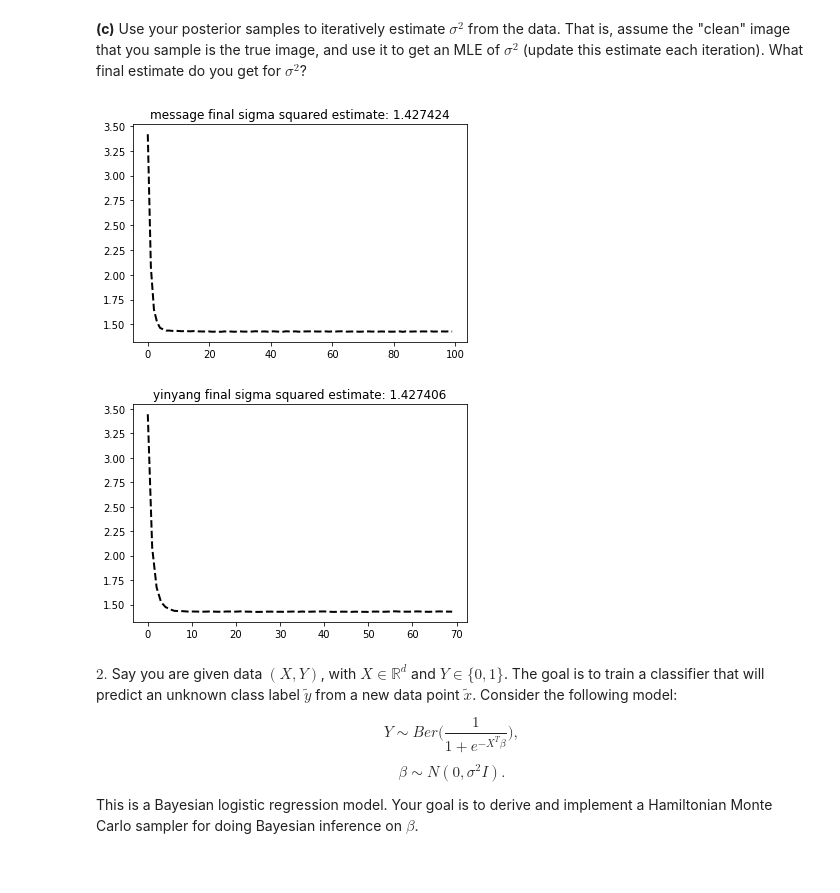
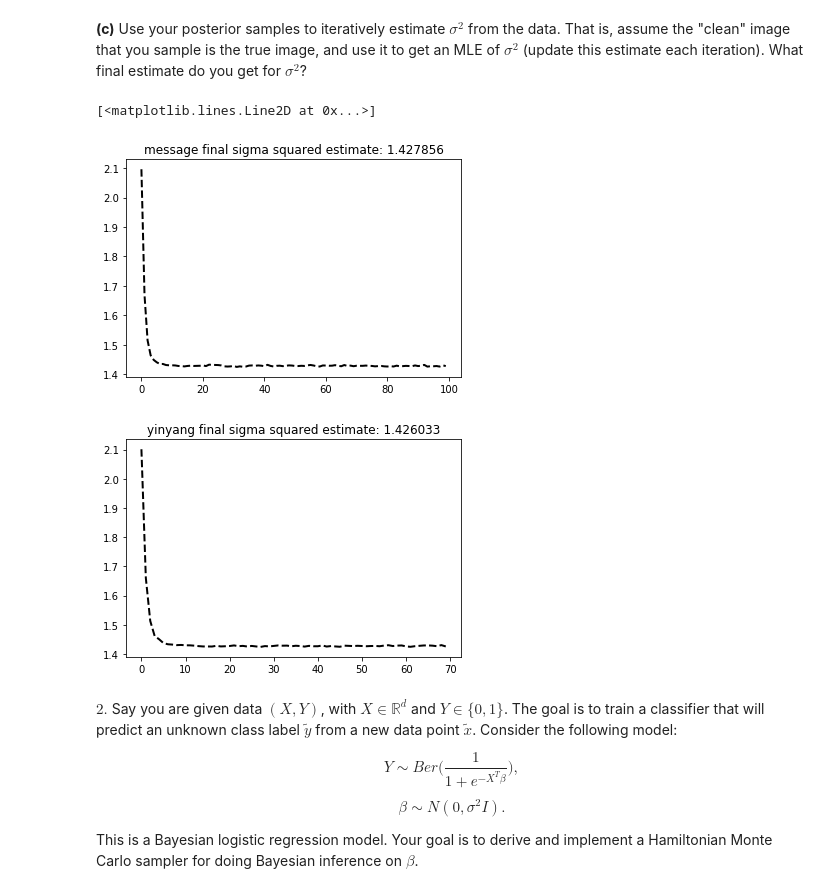
Before and after one commit to jspitkin/spring2018, a Jupyter notebook: pm/hw3/hw3.ipynb, the cells around one changed output. Cells and saved outputs as stored; diff of their text form; code cells hidden in the pictures.

```diff
--- a/pm/hw3/hw3.ipynb
+++ b/pm/hw3/hw3.ipynb
@@ -256,7 +256,6 @@ def maximum_likelihood_estimate(X, Y, width, height):
 def generate_estimates(alpha, beta, sigma, k, X, Y, width, height):
     sigma_squared_estimates = []
     for _ in range(k):
-        sigma_squared_estimates.append(maximum_likelihood_estimate(X, Y, width, height))
         for row in range(height):
             for col in range(width):
                 if (row + col) % 2 == 0:
@@ -269,35 +268,41 @@ def generate_estimates(alpha, beta, sigma, k, X, Y, width, height):
                     continue
                 if random.uniform(0, 1) > cond_dist(alpha, sigma, beta, X, Y, row, col, width, height):
                         X[row][col] = X[row][col] * -1
+        sigma_squared_estimates.append(maximum_likelihood_estimate(X, Y, width, height))
     return sigma_squared_estimates
 
 # Read in the images
 message_pixels, message_width, message_height = open_image_transform("noisy-message.png")
 #yin_yang_pixels, yin_yang_width, yin_yang_height = open_image_transform("noisy-yinyang.png")
 
 # Generate mean message image
 X = random_init_matrix(message_width, message_height)
 alpha = 0.05
 beta = 1
 sigma_squared = 1.21
 k = 100
 sigma_squared_estimates = generate_estimates(alpha, beta, sigma_squared, k,
                                    X, message_pixels, message_width, message_height)
 plt.figure()
 plt.title("message final sigma squared estimate: " + str(round(sigma_squared_estimates[99],6)))
 plt.plot(sigma_squared_estimates, color='black', linestyle='dashed', linewidth=2)
 
 # Generate mean yinyang image
 X = random_init_matrix(yin_yang_width, yin_yang_height)
 alpha = 0
 beta = 1
 sigma_squared = 1.21
 k = 70
 sigma_squared_estimates = generate_estimates(alpha, beta, sigma_squared, k,
                                    X, message_pixels, message_width, message_height)
+
+plt.figure()
+plt.title("yinyang final sigma squared estimate: " + str(round(sigma_squared_estimates[69],6)))
+plt.plot(sigma_squared_estimates, color='black', linestyle='dashed', linewidth=2)
 # %% [output]
+[<matplotlib.lines.Line2D at 0x...>]
-[figure, old version]
+[figure, new version]
-[figure, old version]
+[figure, new version]
 # %% [markdown]
 $2.$ Say you are given data $(X,Y)$, with $X \in \mathbb{R}^d$ and $Y \in \{0,1\}$. The goal is to train a classifier that will predict an unknown class label $\tilde{y}$ from a new data point $\tilde{x}$. Consider the following model:
 
```
Also changed, not shown: parts of 6 cells of this notebook, 21 other files.
